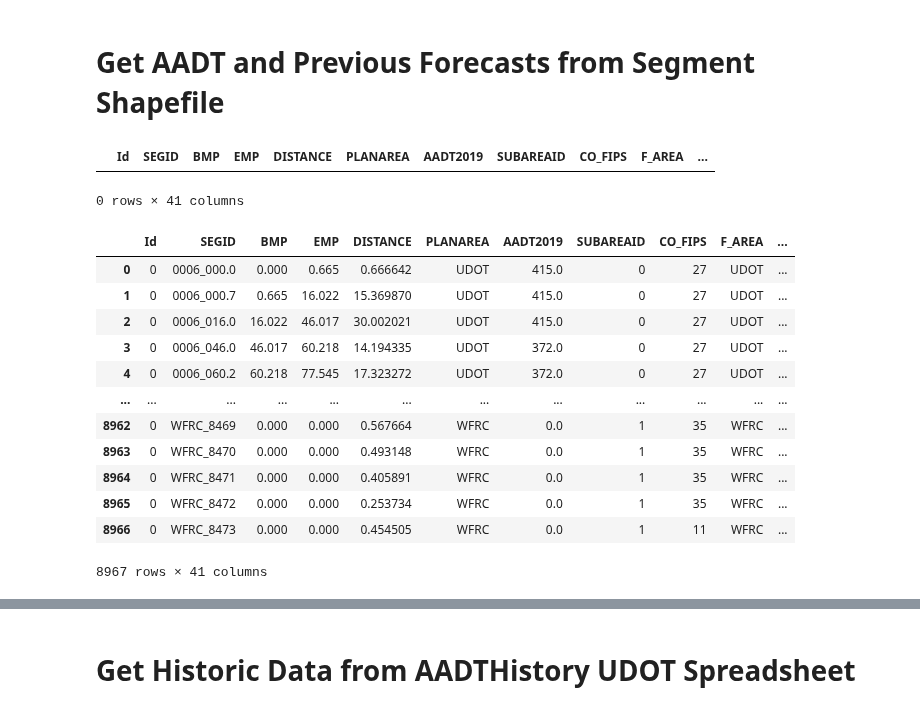
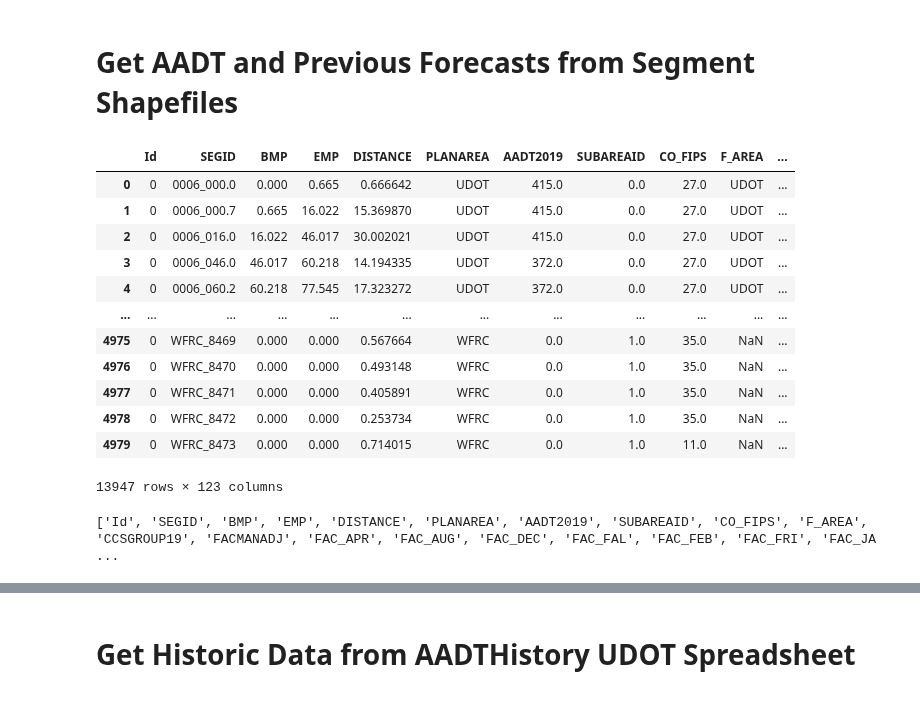
Before and after one commit to WFRCAnalytics/Traffic-Volume-Forecasts, a Jupyter notebook: 1-Get-Historic-Data-and-Previous-Forecasts.ipynb, the cells around one changed output, grey strips where cells are left out. Cells and saved outputs as stored; diff of their text form; code cells hidden in the pictures.

Commit message:
Add code to account for multiple segment shapfiles and add factors export

```diff
--- a/1-Get-Historic-Data-and-Previous-Forecasts.ipynb
+++ b/1-Get-Historic-Data-and-Previous-Forecasts.ipynb
@@ -12,36 +12,44 @@ fnExcelAADTHistory = 'data/udot/AADTHistory.xlsx'
 fnAADT2022 = 'data/udot/Traffic on Utah Highways 2022.xlsx - AADT2022.csv' # added Feb 16 2024
 
 # segment shapefile with AADT and previous forecasts - copied from 'A:/1 - TDM/3 - Model Dev/1 - WF/1 - Official Release/v9x/v9.0/WF TDM v9.0 - official/1_Inputs/6_Segment/Segments_WF - 2023-08-01.shp'
-fnSegmentsShapefile = 'data/segments/Segments_State_20231221_Draft.shp'
+fnSegmentsShapefiles = [
+    'data/segments/Segments_State_20231221_Draft.shp',
+    'data/segments/WFRC/WFv901_Segments_20240226_Draft.shp'
+]
 
 # filter by PLANAREA in segments shapefile
 #filterPlanArea = ['WFRC','MAG'] # must be an array... if only single item, the still include []
 # %% [markdown]
-# Get AADT and Previous Forecasts from Segment Shapefile
+# Get AADT and Previous Forecasts from Segment Shapefiles
 # %%
 # read in segment shapefile
-gdfSegments = gpd.read_file(fnSegmentsShapefile)
-display(gdfSegments[gdfSegments['SEGID'].duplicated(keep=False)])
+
+gdfSegments = pd.DataFrame()
+
+for file in fnSegmentsShapefiles:
+    _df = gpd.read_file(file)
+    _df['SOURCE'] = os.path.basename(file)
+    gdfSegments = pd.concat([gdfSegments, _df])
+
 display(gdfSegments)
 
 # show columns
-#print(gdfSegments.columns.tolist())
+print(gdfSegments.columns.tolist())
 # %% [output]
 |  | Id | SEGID | BMP | EMP | DISTANCE | PLANAREA | AADT2019 | SUBAREAID | CO_FIPS | F_AREA | ... |
+| 0 | 0 | 0006_000.0 | 0.000 | 0.665 | 0.666642 | UDOT | 415.0 | 0.0 | 27.0 | UDOT | ... |
+| 1 | 0 | 0006_000.7 | 0.665 | 16.022 | 15.369870 | UDOT | 415.0 | 0.0 | 27.0 | UDOT | ... |
+| 2 | 0 | 0006_016.0 | 16.022 | 46.017 | 30.002021 | UDOT | 415.0 | 0.0 | 27.0 | UDOT | ... |
+| 3 | 0 | 0006_046.0 | 46.017 | 60.218 | 14.194335 | UDOT | 372.0 | 0.0 | 27.0 | UDOT | ... |
+| 4 | 0 | 0006_060.2 | 60.218 | 77.545 | 17.323272 | UDOT | 372.0 | 0.0 | 27.0 | UDOT | ... |
+| ... | ... | ... | ... | ... | ... | ... | ... | ... | ... | ... | ... |
+| 4975 | 0 | WFRC_8469 | 0.000 | 0.000 | 0.567664 | WFRC | 0.0 | 1.0 | 35.0 | NaN | ... |
+| 4976 | 0 | WFRC_8470 | 0.000 | 0.000 | 0.493148 | WFRC | 0.0 | 1.0 | 35.0 | NaN | ... |
+| 4977 | 0 | WFRC_8471 | 0.000 | 0.000 | 0.405891 | WFRC | 0.0 | 1.0 | 35.0 | NaN | ... |
+| 4978 | 0 | WFRC_8472 | 0.000 | 0.000 | 0.253734 | WFRC | 0.0 | 1.0 | 35.0 | NaN | ... |
+| 4979 | 0 | WFRC_8473 | 0.000 | 0.000 | 0.714015 | WFRC | 0.0 | 1.0 | 11.0 | NaN | ... |
-0 rows × 41 columns
+13947 rows × 123 columns
-|  | Id | SEGID | BMP | EMP | DISTANCE | PLANAREA | AADT2019 | SUBAREAID | CO_FIPS | F_AREA | ... |
-| 0 | 0 | 0006_000.0 | 0.000 | 0.665 | 0.666642 | UDOT | 415.0 | 0 | 27 | UDOT | ... |
-| 1 | 0 | 0006_000.7 | 0.665 | 16.022 | 15.369870 | UDOT | 415.0 | 0 | 27 | UDOT | ... |
-| 2 | 0 | 0006_016.0 | 16.022 | 46.017 | 30.002021 | UDOT | 415.0 | 0 | 27 | UDOT | ... |
-| 3 | 0 | 0006_046.0 | 46.017 | 60.218 | 14.194335 | UDOT | 372.0 | 0 | 27 | UDOT | ... |
-| 4 | 0 | 0006_060.2 | 60.218 | 77.545 | 17.323272 | UDOT | 372.0 | 0 | 27 | UDOT | ... |
-| ... | ... | ... | ... | ... | ... | ... | ... | ... | ... | ... | ... |
-| 8962 | 0 | WFRC_8469 | 0.000 | 0.000 | 0.567664 | WFRC | 0.0 | 1 | 35 | WFRC | ... |
-| 8963 | 0 | WFRC_8470 | 0.000 | 0.000 | 0.493148 | WFRC | 0.0 | 1 | 35 | WFRC | ... |
-| 8964 | 0 | WFRC_8471 | 0.000 | 0.000 | 0.405891 | WFRC | 0.0 | 1 | 35 | WFRC | ... |
-| 8965 | 0 | WFRC_8472 | 0.000 | 0.000 | 0.253734 | WFRC | 0.0 | 1 | 35 | WFRC | ... |
-| 8966 | 0 | WFRC_8473 | 0.000 | 0.000 | 0.454505 | WFRC | 0.0 | 1 | 11 | WFRC | ... |
-8967 rows × 41 columns
+['Id', 'SEGID', 'BMP', 'EMP', 'DISTANCE', 'PLANAREA', 'AADT2019', 'SUBAREAID', 'CO_FIPS', 'F_AREA', 'CCSGROUP19', 'FACMANADJ', 'FAC_APR', 'FAC_AUG', 'FAC_DEC', 'FAC_FAL', 'FAC_FEB', 'FAC_FRI', 'FAC_JA ...
 # %%
 # filter segments by PLANAREA
 _df = gdfSegments#[gdfSegments['PLANAREA'].isin(filterPlanArea)].copy()
```
Also changed, not shown: parts of 8 cells of this notebook.
